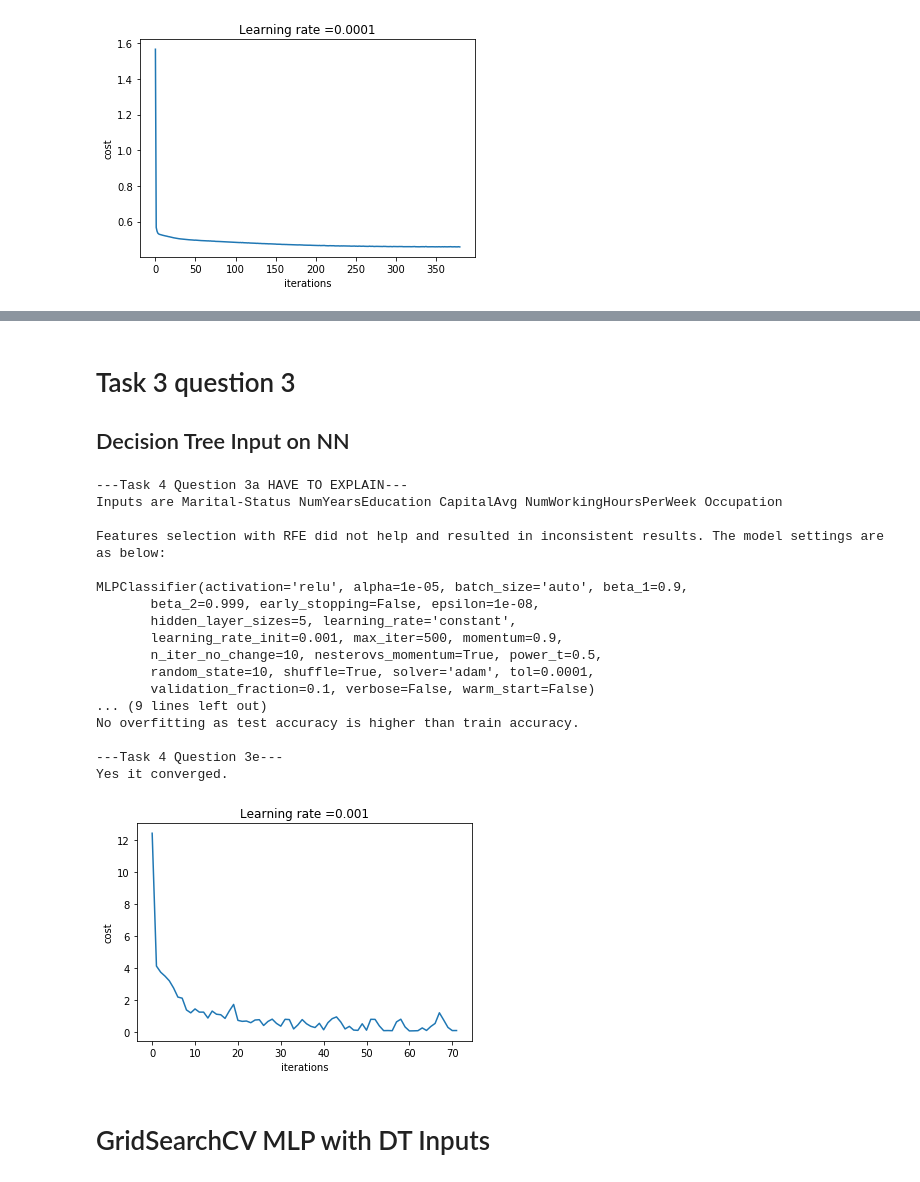
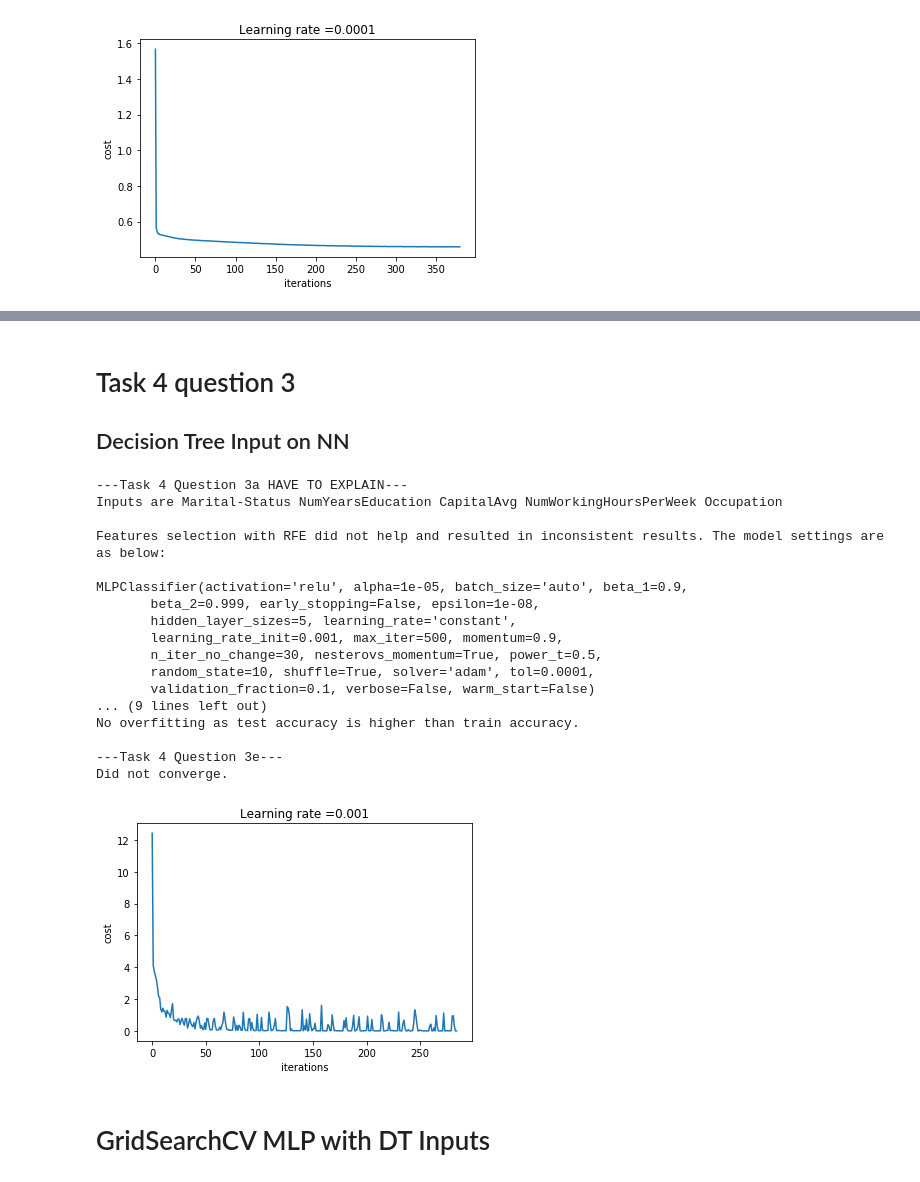
Before and after one commit to Wesleyzxc/DataMining, a Jupyter notebook: DMProj1.ipynb, the cells around one changed output, grey strips where cells are left out. Cells and saved outputs as stored; diff of their text form; code cells hidden in the pictures.

```diff
--- a/DMProj1.ipynb
+++ b/DMProj1.ipynb
@@ -748,5 +737,5 @@ AttributeError: 'MLPClassifier' object has no attribute 'best_param_'
 # %% [markdown]
-# Task 3 question 3
+# Task 4 question 3
 ## Decision Tree Input on NN
 # %%
 X_DT = dfNN.drop(['Age','WorkClass','Weighting','Education','Relationship','Sex','CountryOfOrigin'], axis=1)
@@ -761,7 +750,7 @@ for col in columns_to_transform:
 X_mat_DTNN = X_DT.as_matrix()
 X_train_DTNN, X_test_DTNN, y_train_DTNN, y_test_DTNN = train_test_split(X_mat_DTNN, y, test_size=0.3, stratify=y, random_state=rs)
 
-mlpDT = MLPClassifier(random_state=rs, alpha = 0.00001, hidden_layer_sizes=5, max_iter=500, n_iter_no_change=10)
+mlpDT = MLPClassifier(random_state=rs, alpha = 0.00001, hidden_layer_sizes=5, max_iter=500, n_iter_no_change=30)
 mlpDT.fit(X_train_DTNN, y_train_DTNN)
 print("---Task 4 Question 3a HAVE TO EXPLAIN---")
 print("Inputs are Marital-Status NumYearsEducation CapitalAvg NumWorkingHoursPerWeek Occupation\n")
@@ -774,36 +763,36 @@ print("Test accuracy:", mlpDT.score(X_test_DTNN, y_test_DTNN))
 
 print("\n---Task 4 Question 3c---")
 print(mlpDT.n_iter_)
 
 print("\n---Task 4 Question 3d---")
 print("No overfitting as test accuracy is higher than train accuracy.")
 
 print("\n---Task 4 Question 3e---")
 print("Did not converge.")
 plt.ylabel('cost')
 plt.xlabel('iterations')
 plt.title("Learning rate =" + str(0.001))
 plt.plot(mlpDT.loss_curve_)
 plt.show()
 # %% [output]
 ---Task 4 Question 3a HAVE TO EXPLAIN---
 Inputs are Marital-Status NumYearsEducation CapitalAvg NumWorkingHoursPerWeek Occupation
 
 Features selection with RFE did not help and resulted in inconsistent results. The model settings are as below:
 
 MLPClassifier(activation='relu', alpha=1e-05, batch_size='auto', beta_1=0.9,
        beta_2=0.999, early_stopping=False, epsilon=1e-08,
        hidden_layer_sizes=5, learning_rate='constant',
        learning_rate_init=0.001, max_iter=500, momentum=0.9,
-       n_iter_no_change=10, nesterovs_momentum=True, power_t=0.5,
+       n_iter_no_change=30, nesterovs_momentum=True, power_t=0.5,
        random_state=10, shuffle=True, solver='adam', tol=0.0001,
        validation_fraction=0.1, verbose=False, warm_start=False)
 ... (9 lines left out)
 No overfitting as test accuracy is higher than train accuracy.
 
 ---Task 4 Question 3e---
-Yes it converged.
+Did not converge.
-[figure, old version]
+[figure, new version]
 # %% [markdown]
 # GridSearchCV MLP with DT Inputs
 # %%
```
Also changed, not shown: parts of 6 cells of this notebook.
